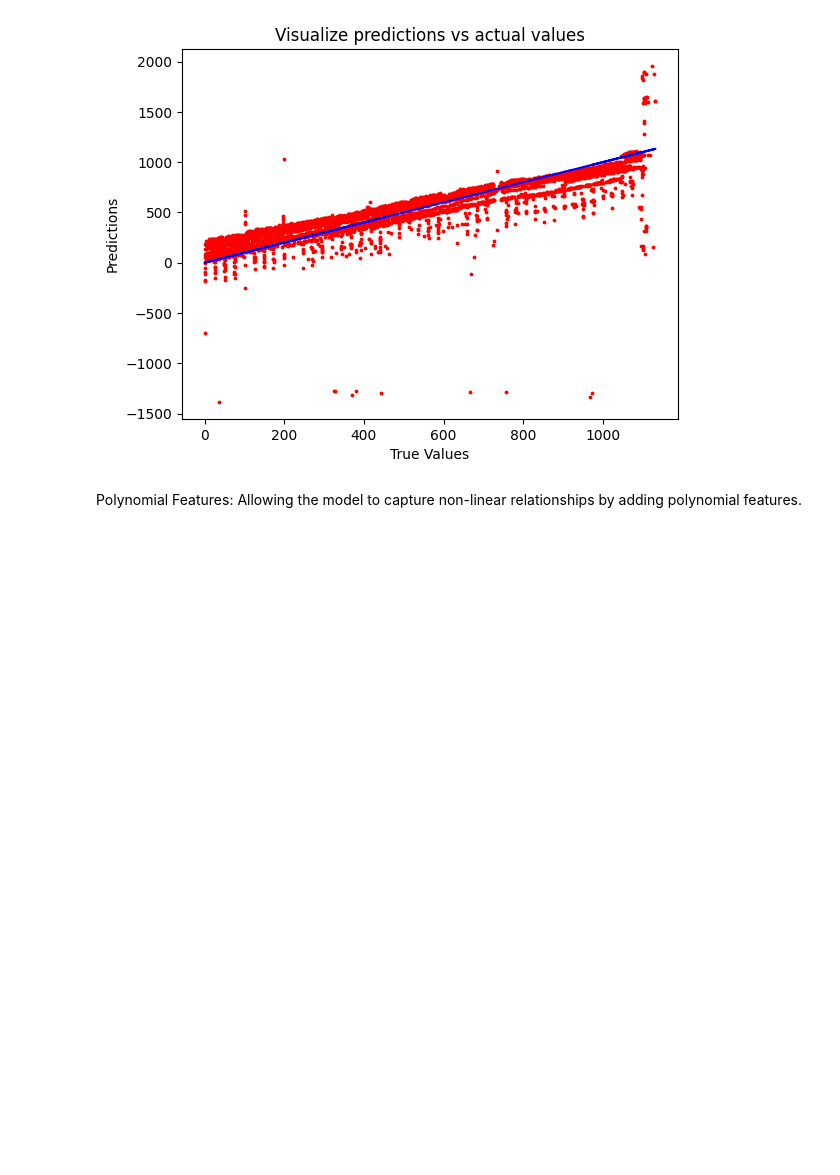
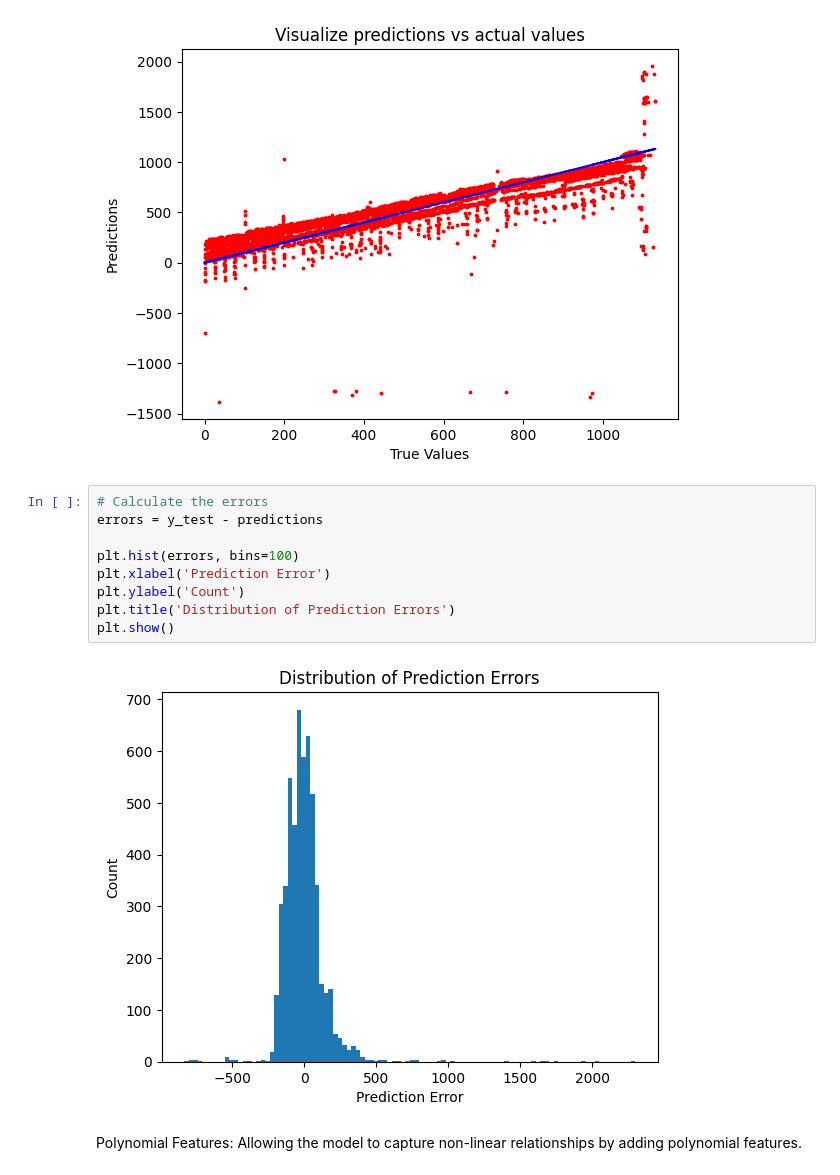
Before and after one commit to ammarelbadry1/ML, a Jupyter notebook: LinearRegressionModel.ipynb, the cells around one changed output. Cells and saved outputs as stored; diff of their text form; blank space fills up the shorter version.

```diff
--- a/LinearRegressionModel.ipynb
+++ b/LinearRegressionModel.ipynb
@@ -107,6 +107,17 @@ plt.ylabel("Predictions")
 plt.show()
 # %% [output]
 [figure]
+# %%
+# Calculate the errors
+errors = y_test - predictions
+
+plt.hist(errors, bins=100)
+plt.xlabel('Prediction Error')
+plt.ylabel('Count')
+plt.title('Distribution of Prediction Errors')
+plt.show()
+# %% [output]
+[figure, added]
 # %% [markdown]
 Polynomial Features:
 Allowing the model to capture non-linear relationships by adding polynomial features.
```
Also changed, not shown: parts of 5 cells of this notebook.
